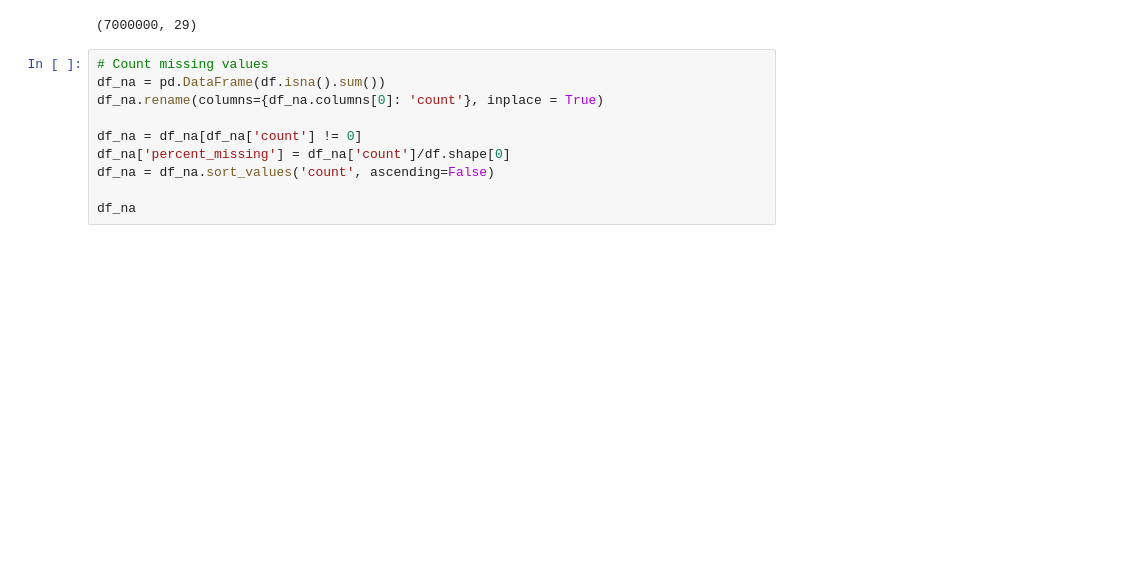
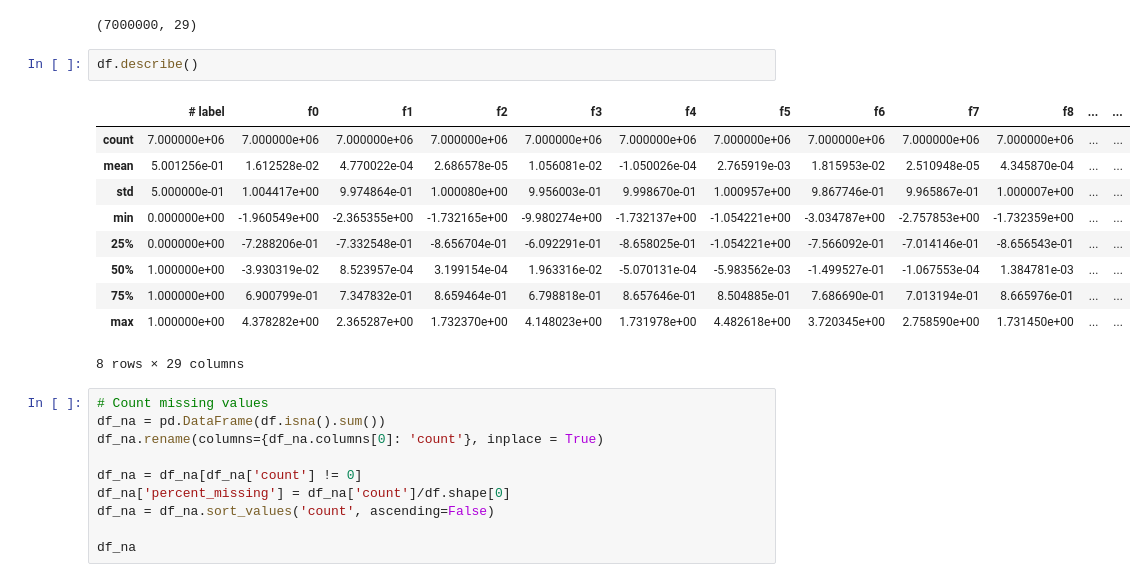
Before and after one commit to JosephLazarus/QTW, a Jupyter notebook: Case Study 6/CaseStudy6_Final.ipynb, the cells around one changed output. Cells and saved outputs as stored; diff of their text form; blank space fills up the shorter version.

```diff
--- a/Case Study 6/CaseStudy6_Final.ipynb
+++ b/Case Study 6/CaseStudy6_Final.ipynb
@@ -13,6 +16,19 @@ df = pd.read_csv(path, compression='gzip', error_bad_lines=False)
 df.shape
 # %% [output]
 (7000000, 29)
+# %%
+df.describe()
+# %% [output]
+|  | # label | f0 | f1 | f2 | f3 | f4 | f5 | f6 | f7 | f8 | ... | ... |
+| count | 7.000000e+06 | 7.000000e+06 | 7.000000e+06 | 7.000000e+06 | 7.000000e+06 | 7.000000e+06 | 7.000000e+06 | 7.000000e+06 | 7.000000e+06 | 7.000000e+06 | ... | ... |
+| mean | 5.001256e-01 | 1.612528e-02 | 4.770022e-04 | 2.686578e-05 | 1.056081e-02 | -1.050026e-04 | 2.765919e-03 | 1.815953e-02 | 2.510948e-05 | 4.345870e-04 | ... | ... |
+| std | 5.000000e-01 | 1.004417e+00 | 9.974864e-01 | 1.000080e+00 | 9.956003e-01 | 9.998670e-01 | 1.000957e+00 | 9.867746e-01 | 9.965867e-01 | 1.000007e+00 | ... | ... |
+| min | 0.000000e+00 | -1.960549e+00 | -2.365355e+00 | -1.732165e+00 | -9.980274e+00 | -1.732137e+00 | -1.054221e+00 | -3.034787e+00 | -2.757853e+00 | -1.732359e+00 | ... | ... |
+| 25% | 0.000000e+00 | -7.288206e-01 | -7.332548e-01 | -8.656704e-01 | -6.092291e-01 | -8.658025e-01 | -1.054221e+00 | -7.566092e-01 | -7.014146e-01 | -8.656543e-01 | ... | ... |
+| 50% | 1.000000e+00 | -3.930319e-02 | 8.523957e-04 | 3.199154e-04 | 1.963316e-02 | -5.070131e-04 | -5.983562e-03 | -1.499527e-01 | -1.067553e-04 | 1.384781e-03 | ... | ... |
+| 75% | 1.000000e+00 | 6.900799e-01 | 7.347832e-01 | 8.659464e-01 | 6.798818e-01 | 8.657646e-01 | 8.504885e-01 | 7.686690e-01 | 7.013194e-01 | 8.665976e-01 | ... | ... |
+| max | 1.000000e+00 | 4.378282e+00 | 2.365287e+00 | 1.732370e+00 | 4.148023e+00 | 1.731978e+00 | 4.482618e+00 | 3.720345e+00 | 2.758590e+00 | 1.731450e+00 | ... | ... |
+8 rows × 29 columns
 # %%
 # Count missing values
 df_na = pd.DataFrame(df.isna().sum())
```
Also changed, not shown: parts of 5 cells of this notebook.
